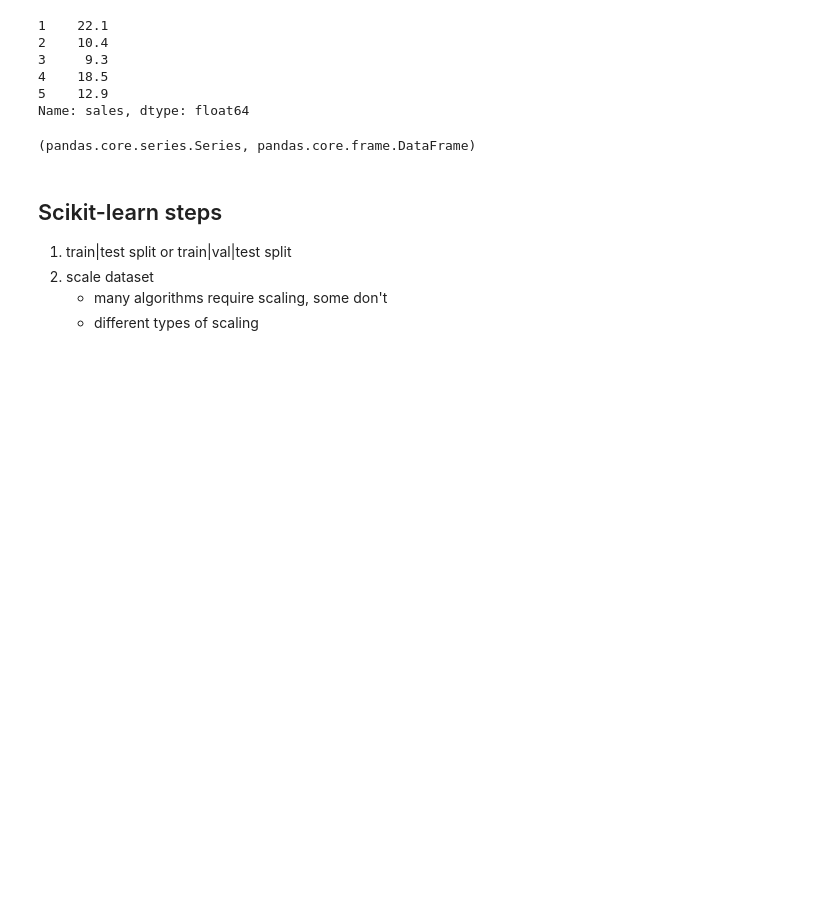
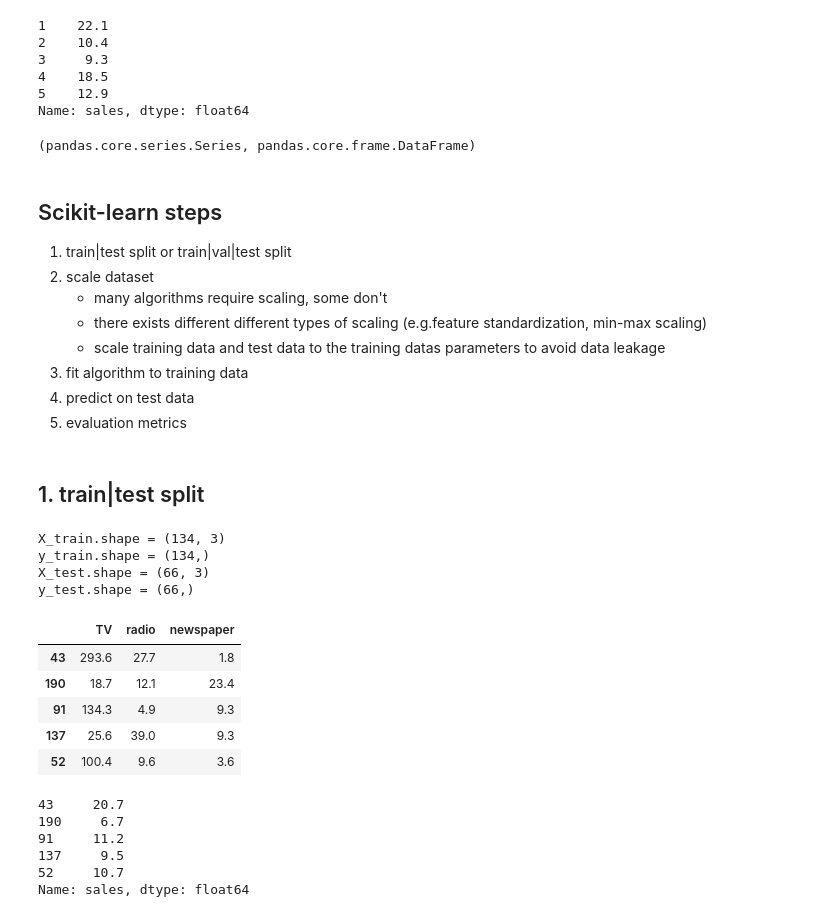
Before and after one commit to StefanLundberg77/ai_engineering_stefan_lundberg, a Jupyter notebook: code-alongs/03_linear_regression/linear_regression.ipynb, the cells around one changed output. Drawn from its saved outputs; the diff is of its cells as text; code cells hidden in the pictures; blank space fills up the shorter version.

```diff
--- a/code-alongs/03_linear_regression/linear_regression.ipynb
+++ b/code-alongs/03_linear_regression/linear_regression.ipynb
@@ -71,4 +77,45 @@ type(y), type(X)
 1. train|test split or train|val|test split
 2. scale dataset
     - many algorithms require scaling, some don't
-    - different types of scaling
+    - there exists different different types of scaling (e.g.feature standardization, min-max scaling)
+    - scale training data and test data to the training datas parameters to avoid data leakage
+3. fit algorithm to training data
+4. predict on test data
+5. evaluation metrics
+# %% [markdown]
+## 1. train|test split
+# %%
+from sklearn.model_selection import train_test_split
+
+# help(train_test_split) # locate a test and copy
+
+X_train, X_test, y_train, y_test = train_test_split(
+    X, y, test_size=0.33, random_state=42)
+
+print(f"{X_train.shape = }")
+print(f"{y_train.shape = }")
+print(f"{X_test.shape = }")
+print(f"{y_test.shape = }")
+# %% [output]
+X_train.shape = (134, 3)
+y_train.shape = (134,)
+X_test.shape = (66, 3)
+y_test.shape = (66,)
+# %%
+X_train.head()
+# %% [output]
+|  | TV | radio | newspaper |
+| 43 | 293.6 | 27.7 | 1.8 |
+| 190 | 18.7 | 12.1 | 23.4 |
+| 91 | 134.3 | 4.9 | 9.3 |
+| 137 | 25.6 | 39.0 | 9.3 |
+| 52 | 100.4 | 9.6 | 3.6 |
+# %%
+y_train.head()
+# %% [output]
+43     20.7
+190     6.7
+91     11.2
+137     9.5
+52     10.7
+Name: sales, dtype: float64
```
Also changed, not shown: parts of 23 cells of this notebook.
